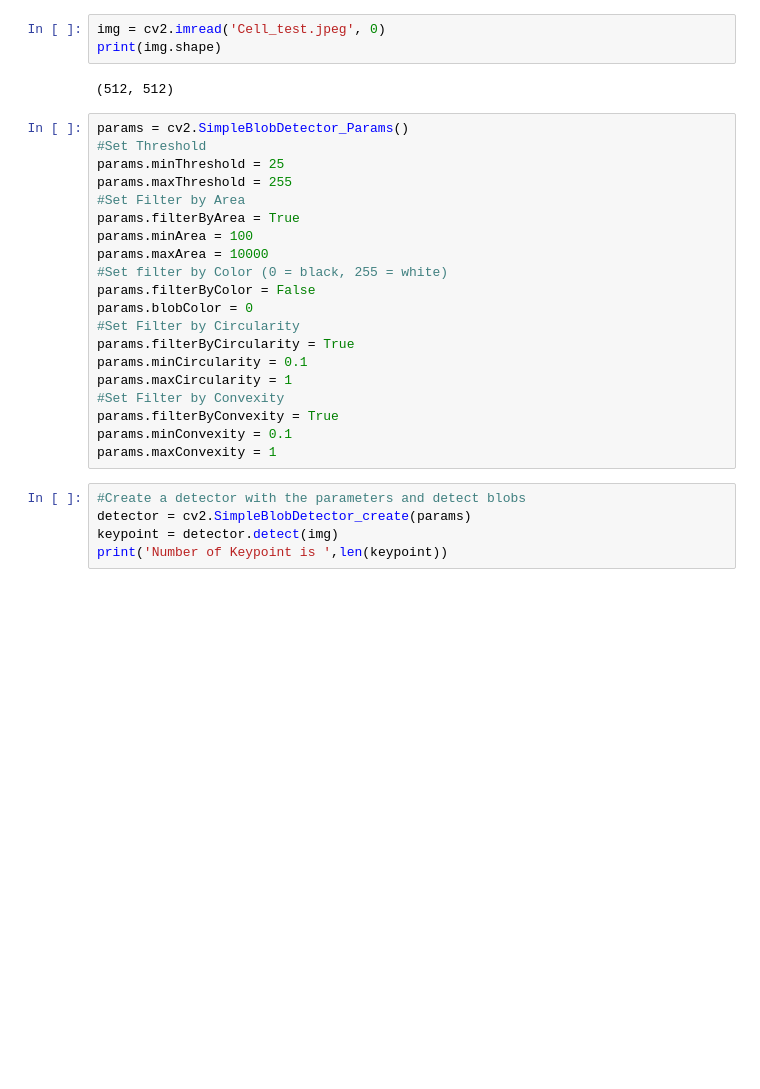
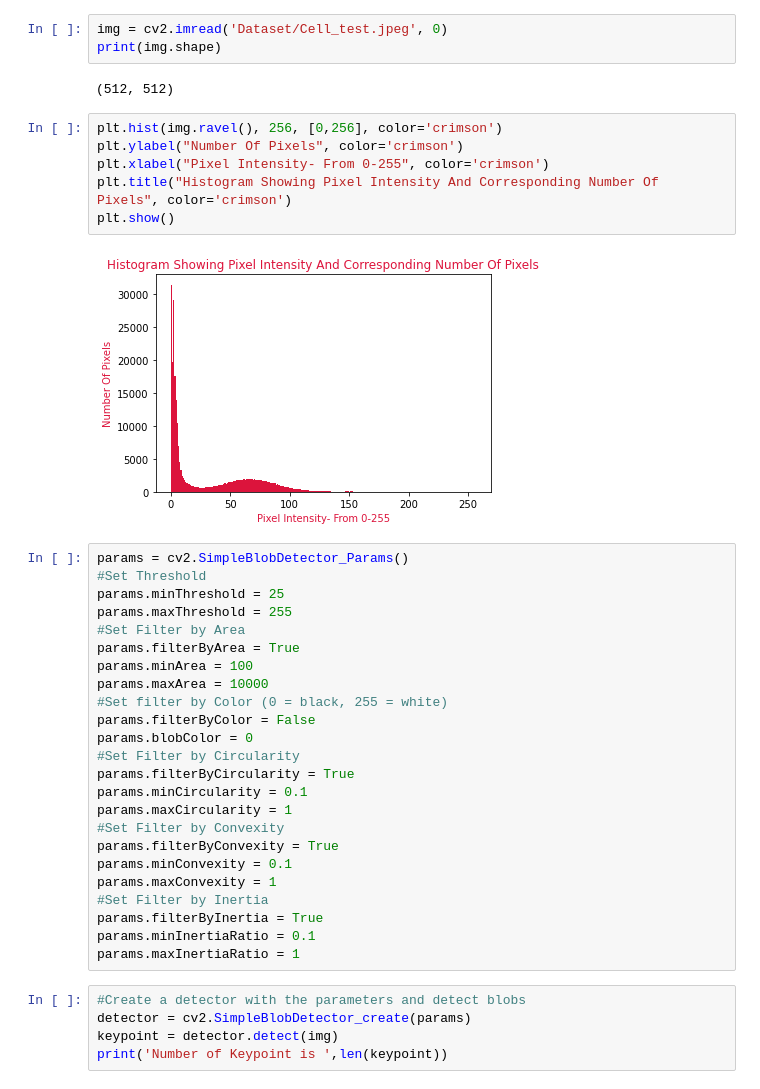
Before and after one commit to cusniwtt/automatic-cell-counting-in-immunofluorescence-tissue, a Jupyter notebook: blob.ipynb, the cells around one changed output. Saved outputs shown, nothing was run; the diff lists cells and outputs as text; blank space fills up the shorter version.

```diff
--- a/blob.ipynb
+++ b/blob.ipynb
@@ -5,10 +5,18 @@ import numpy as np
 import matplotlib.pyplot as plt
 import time
 # %%
-img = cv2.imread('Cell_test.jpeg', 0)
+img = cv2.imread('Dataset/Cell_test.jpeg', 0)
 print(img.shape)
 # %% [output]
 (512, 512)
+# %%
+plt.hist(img.ravel(), 256, [0,256], color='crimson')
+plt.ylabel("Number Of Pixels", color='crimson')
+plt.xlabel("Pixel Intensity- From 0-255", color='crimson')
+plt.title("Histogram Showing Pixel Intensity And Corresponding Number Of Pixels", color='crimson')
+plt.show()
+# %% [output]
+[figure, added]
 # %%
 params = cv2.SimpleBlobDetector_Params()
 #Set Threshold
@@ -29,6 +37,10 @@ params.maxCircularity = 1
 params.filterByConvexity = True
 params.minConvexity = 0.1
 params.maxConvexity = 1
+#Set Filter by Inertia
+params.filterByInertia = True
+params.minInertiaRatio = 0.1
+params.maxInertiaRatio = 1
 # %%
 #Create a detector with the parameters and detect blobs
 detector = cv2.SimpleBlobDetector_create(params)
```
Also changed, not shown: 2 other files.
